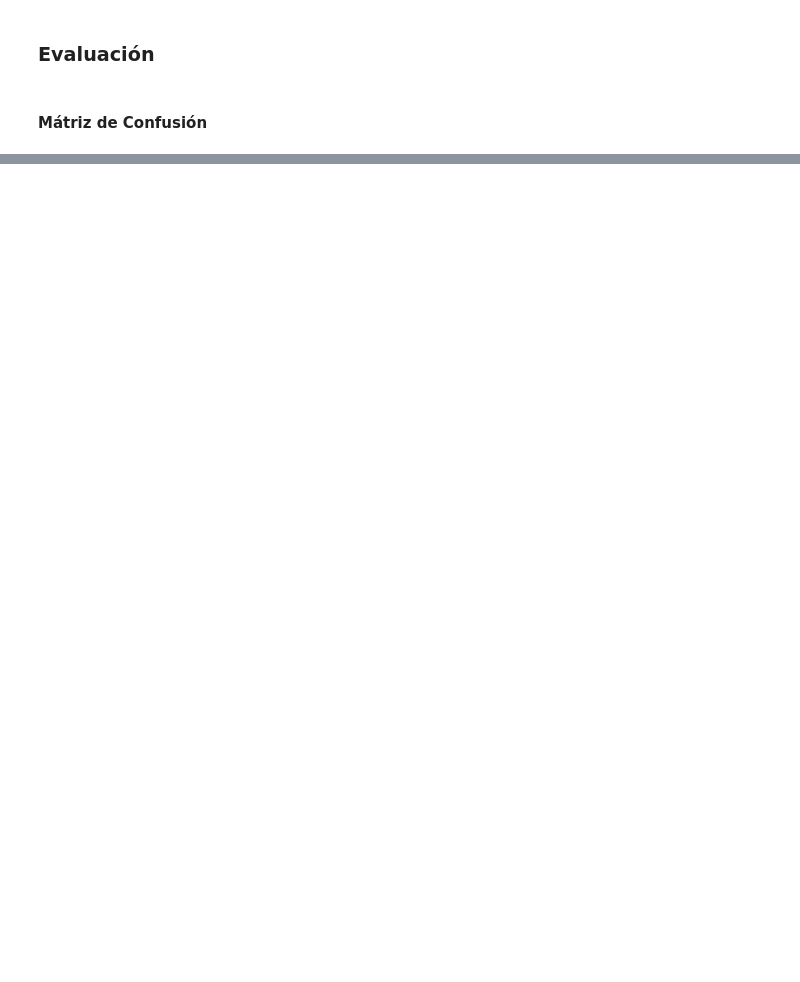
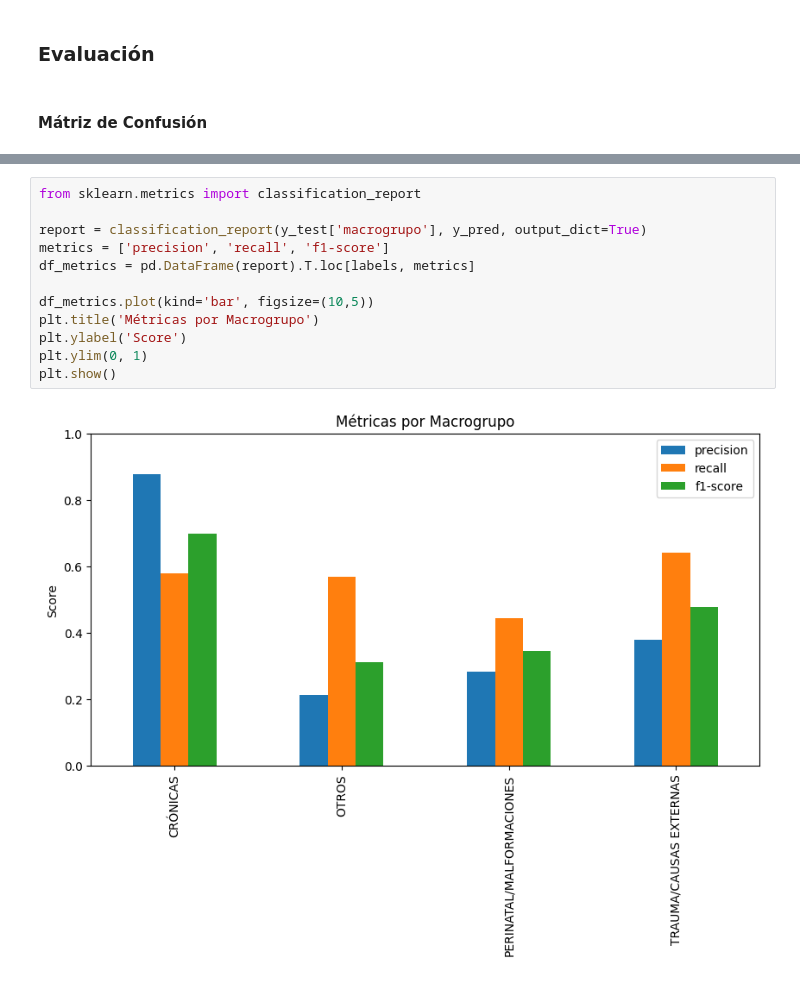
Before and after one commit to Anaru03/Proyecto-3-EDA-Clustering, a Jupyter notebook: reports/Modelado/Modelación.ipynb, the cells around one changed output, grey strips where cells are left out. Drawn from its saved outputs; the diff is of its cells as text; blank space fills up the shorter version.

```diff
--- a/reports/Modelado/Modelación.ipynb
+++ b/reports/Modelado/Modelación.ipynb
@@ -1424,0 +1127,14 @@ Esto  permite enfocar futuros esfuerzos en **reducir errores** donde más import
+# %%
+from sklearn.metrics import classification_report
+
+report = classification_report(y_test['macrogrupo'], y_pred, output_dict=True)
+metrics = ['precision', 'recall', 'f1-score']
+df_metrics = pd.DataFrame(report).T.loc[labels, metrics]
+
+df_metrics.plot(kind='bar', figsize=(10,5))
+plt.title('Métricas por Macrogrupo')
+plt.ylabel('Score')
+plt.ylim(0, 1)
+plt.show()
+# %% [output]
+[figure, added]
```
Also changed, not shown: parts of 147 cells of this notebook, 1 other file.
